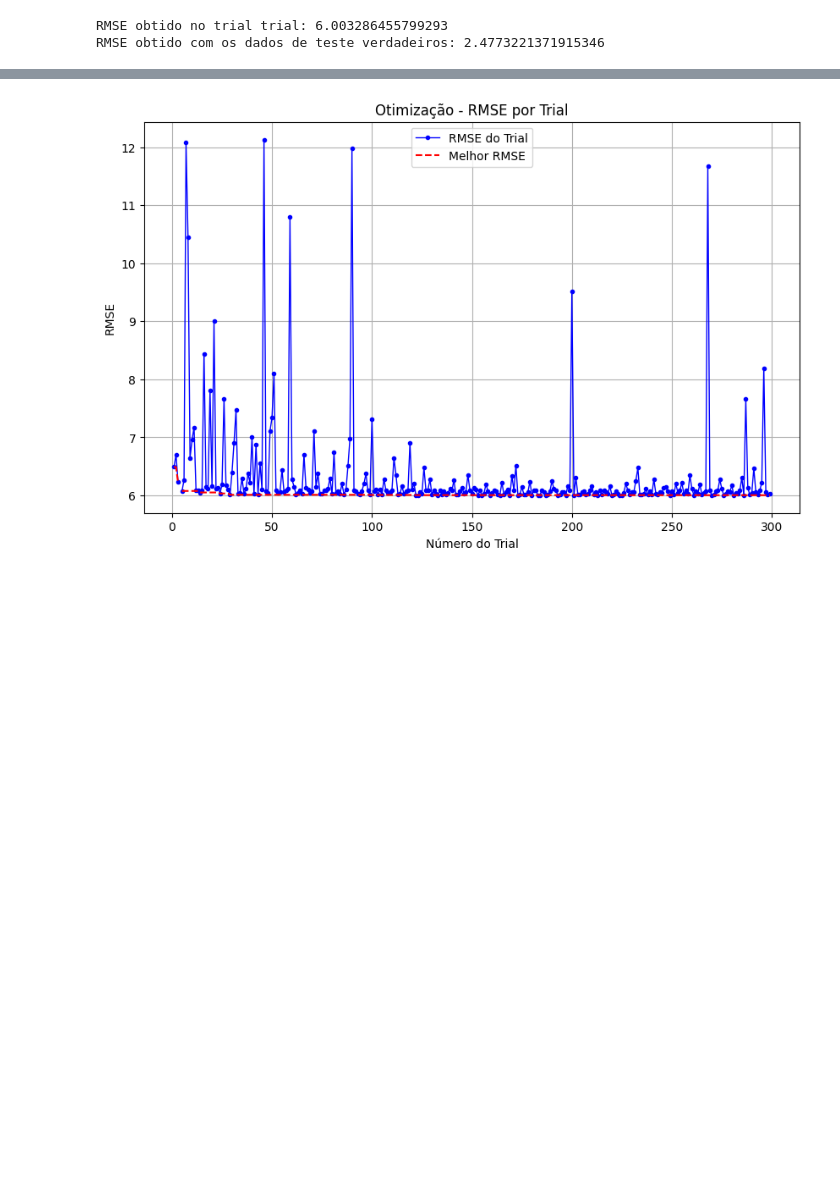
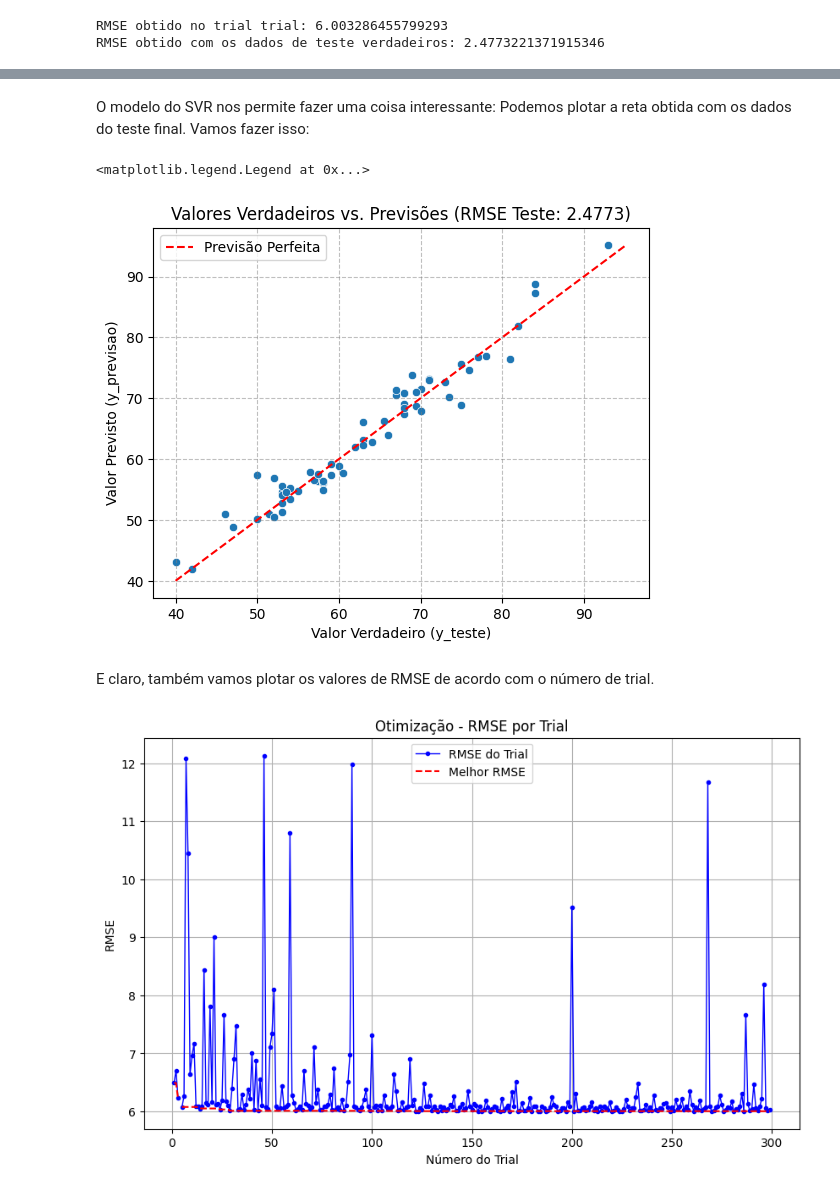
Before and after one commit to helocano/tiamat, a Jupyter notebook: MainTiamat_HeloisaCano.ipynb, the cells around one changed output, grey strips where cells are left out. Cells and saved outputs as stored; diff of their text form; code cells hidden in the pictures; blank space fills up the shorter version.

```diff
--- a/MainTiamat_HeloisaCano.ipynb
+++ b/MainTiamat_HeloisaCano.ipynb
@@ -2608,3 +2688,41 @@ RMSE obtido com os dados de teste verdadeiros: 2.4773221371915346
+# %% [markdown]
+O modelo do SVR nos permite fazer uma coisa interessante: Podemos plotar a reta obtida com os dados do teste final. Vamos fazer isso:
+# %%
+df_resultados = pd.DataFrame({
+    "Valor Verdadeiro": np.ravel(y_verdadeiro),
+    "Previsão": np.ravel(y_previsao),
+})
+
+sns.scatterplot(
+    data=df_resultados,
+    x="Valor Verdadeiro",
+    y="Previsão",
+)
+
+min_val = min(
+    df_resultados["Valor Verdadeiro"].min(), df_resultados["Previsão"].min()
+)
+max_val = max(
+    df_resultados["Valor Verdadeiro"].max(), df_resultados["Previsão"].max()
+)
+plt.plot(
+    [min_val, max_val],
+    [min_val, max_val],
+    color="red",
+    linestyle="--",
+    label="Previsão Perfeita",
+)
+
+plt.title(f"Valores Verdadeiros vs. Previsões (RMSE Teste: {RMSE_svr:.4f})",)
+plt.xlabel("Valor Verdadeiro (y_teste)")
+plt.ylabel("Valor Previsto (y_previsao)")
+plt.grid(alpha = 0.5, linestyle = '--', color = "gray")
+plt.legend()
+# %% [output]
+<matplotlib.legend.Legend at 0x...>
+[figure, added]
+# %% [markdown]
+E claro, também vamos plotar os valores de RMSE de acordo com o número de trial.
 # %%
 df_trial_svr = objeto_de_estudo.trials_dataframe()
 rmse_values = df_trial_svr['value']
```
Also changed, not shown: parts of 47 cells of this notebook.
